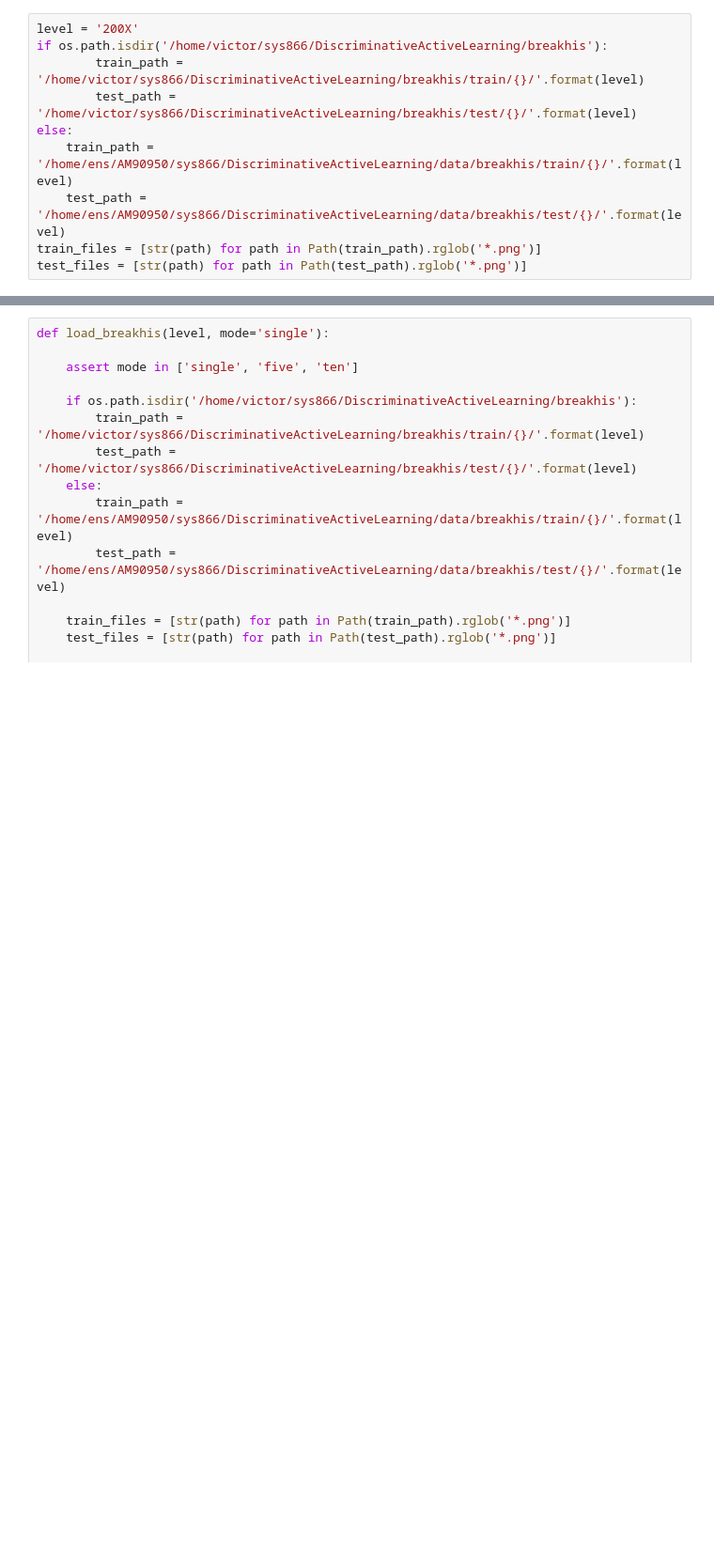
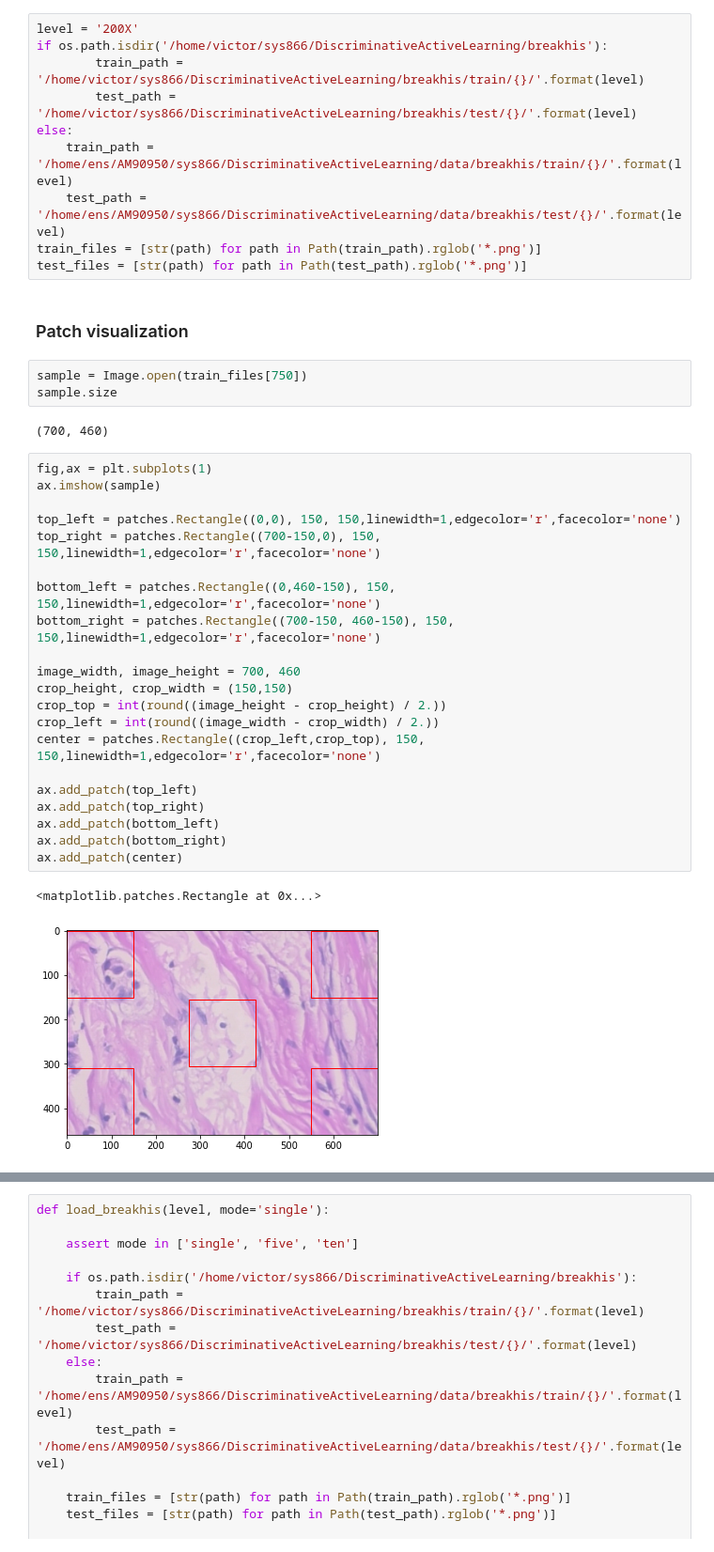
Before and after one commit to VictorRocheleau/DiscriminativeActiveLearning, a Jupyter notebook: data/extract_patches.ipynb, the cells around one changed output, grey strips where cells are left out. Shown at 94% size. Saved outputs shown, nothing was run; the diff lists cells and outputs as text; blank space fills up the shorter version.

```diff
--- a/data/extract_patches.ipynb
+++ b/data/extract_patches.ipynb
@@ -69,3 +73,34 @@ else:
     test_path = '/home/ens/AM90950/sys866/DiscriminativeActiveLearning/data/breakhis/test/{}/'.format(level)
 train_files = [str(path) for path in Path(train_path).rglob('*.png')]
 test_files = [str(path) for path in Path(test_path).rglob('*.png')]
+# %% [markdown]
+### Patch visualization
+# %%
+sample = Image.open(train_files[750])
+sample.size
+# %% [output]
+(700, 460)
+# %%
+fig,ax = plt.subplots(1)
+ax.imshow(sample)
+
+top_left = patches.Rectangle((0,0), 150, 150,linewidth=1,edgecolor='r',facecolor='none')
+top_right = patches.Rectangle((700-150,0), 150, 150,linewidth=1,edgecolor='r',facecolor='none')
+
+bottom_left = patches.Rectangle((0,460-150), 150, 150,linewidth=1,edgecolor='r',facecolor='none')
+bottom_right = patches.Rectangle((700-150, 460-150), 150, 150,linewidth=1,edgecolor='r',facecolor='none')
+
+image_width, image_height = 700, 460
+crop_height, crop_width = (150,150)
+crop_top = int(round((image_height - crop_height) / 2.))
+crop_left = int(round((image_width - crop_width) / 2.))
+center = patches.Rectangle((crop_left,crop_top), 150, 150,linewidth=1,edgecolor='r',facecolor='none')
+
+ax.add_patch(top_left)
+ax.add_patch(top_right)
+ax.add_patch(bottom_left)
+ax.add_patch(bottom_right)
+ax.add_patch(center)
+# %% [output]
+<matplotlib.patches.Rectangle at 0x...>
+[figure, added]
```
Also changed, not shown: parts of 25 cells of this notebook, 21 other files.
